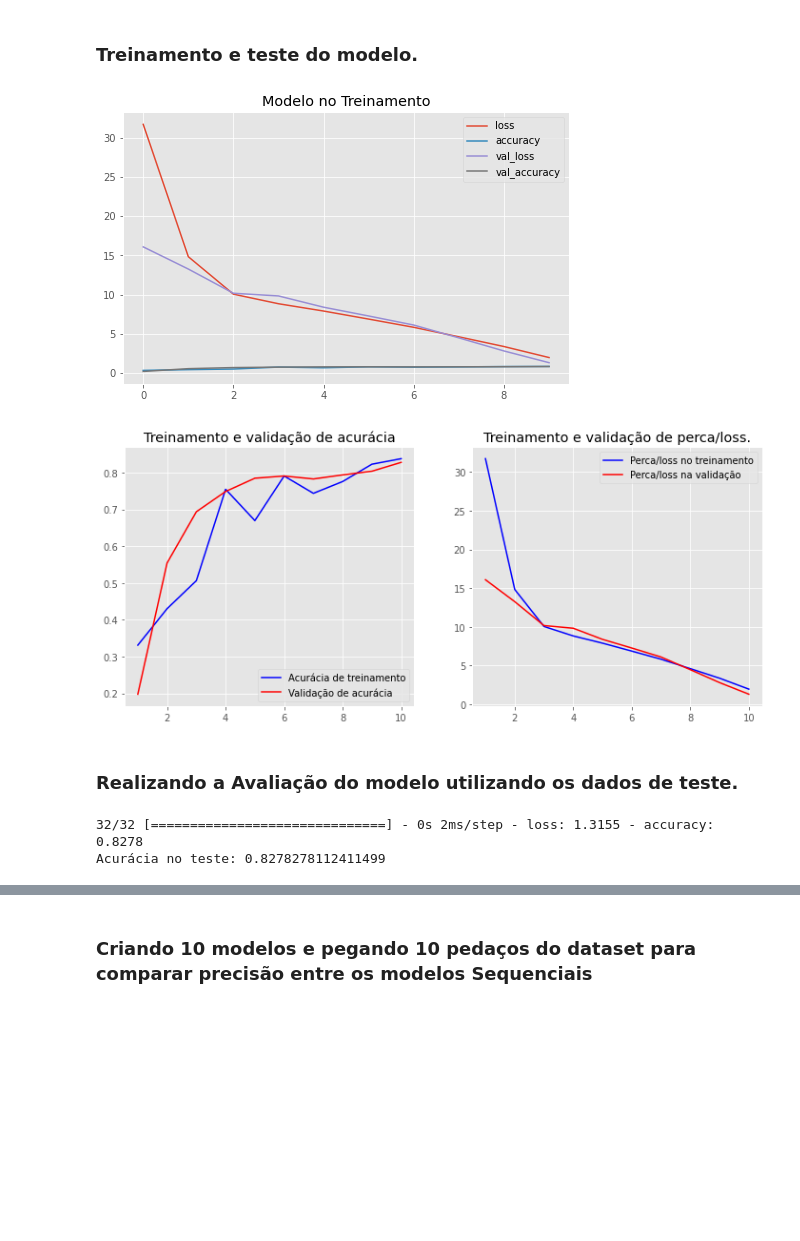
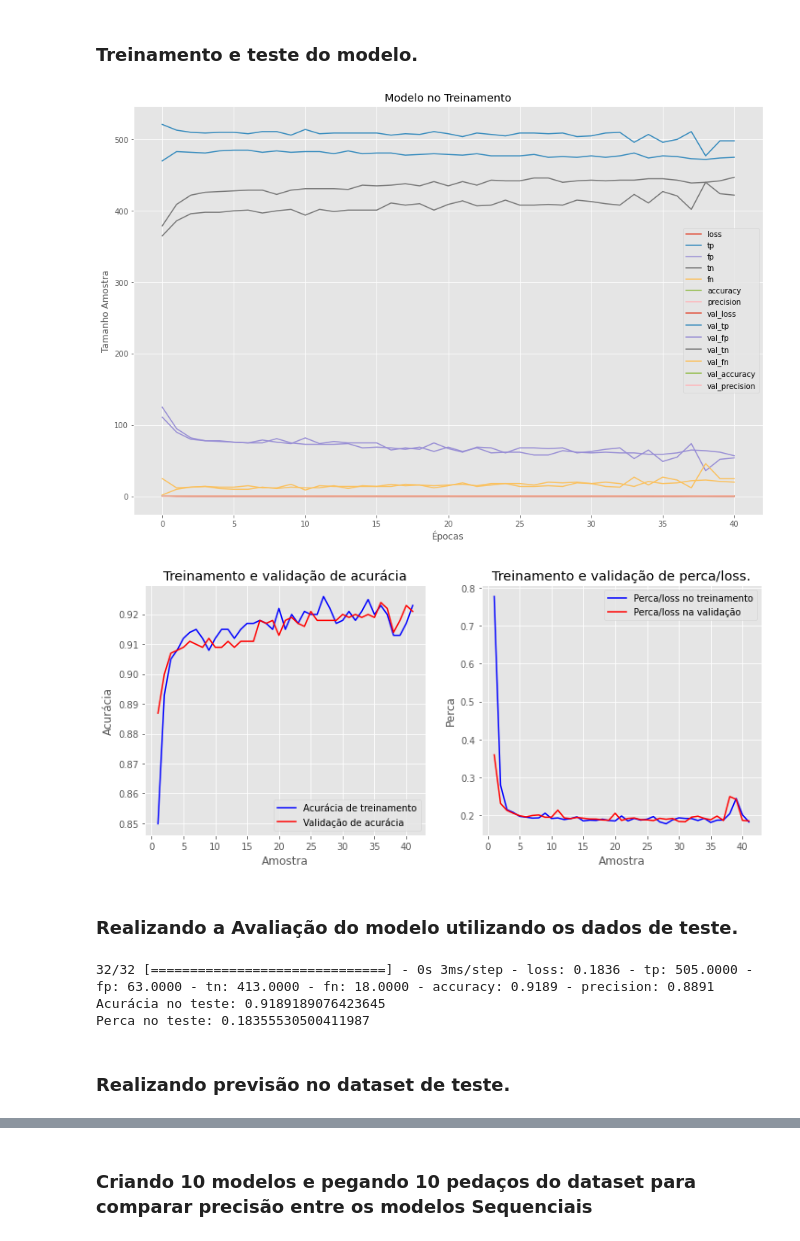
Before and after one commit to Dom-Juan/TCC-2, a Jupyter notebook: jupyter-notebook/tensor-alpha/tensor-alpha.ipynb, the cells around one changed output, grey strips where cells are left out. Cells and saved outputs as stored; diff of their text form; code cells hidden in the pictures; blank space fills up the shorter version.

```diff
--- a/jupyter-notebook/tensor-alpha/tensor-alpha.ipynb
+++ b/jupyter-notebook/tensor-alpha/tensor-alpha.ipynb
@@ -25,0 +254,4 @@ from sklearn import preprocessing
+# %%
+# Mostrando as previsões
+for i in range(100):
+	print(f"X={dataset[i]} Previsão={predict_x[i]}")
@@ -87,7 +350,7 @@ print(X_train, x_size)
 # SESSÃO DE TESTE.
 # Lendo dados de entrada.
 # database de dados sensíveis apenas.
-X_test = pd.read_csv("./dados_sensiveis_teste.csv")
+X_test = pd.read_csv("./dados_sensiveis_mix_teste.csv")
 X_test.fillna(X_test.mean(), inplace=True)
 
 columns = list(X_test)
@@ -98,7 +361,7 @@ for i in columns:
     if X_test[i].dtypes == 'object':
         X_test[i] = pd.Categorical(pd.factorize(X_test[i])[0])
 
-print(X_test)
+#print(X_test)
 
 # Fazendo o pré processamento.
 le = preprocessing.LabelEncoder()
@@ -106,13 +369,13 @@ for i in columns:
     if X_test[i].dtypes == 'object':
         X_test[i] = le.fit_transform(X_test[i])
 
-y_test = X_test["tipo do dado"]
-X_test.drop(["tipo do dado"], axis=1, inplace=True)
+print(X_test)
+
+y_test = X_test["Classe"]
+X_test.drop(["Classe"], axis=1, inplace=True)
 
 # Criando variáveis de entradas
 X_test = X_test.values
 y_test = y_test.values
-
-print(X_test, x_size)
 # FIM SESSÃO DE TESTE.
 # %% [output]
@@ -169,9 +452,9 @@ import matplotlib.pyplot as plot
 from plot_history_helper import plot_history
 from keras import callbacks
 
-earlystopping = callbacks.EarlyStopping(monitor ="val_loss", mode ="min", patience = 5, restore_best_weights = True)
+earlystopping = callbacks.EarlyStopping(monitor ="val_loss", mode ="min", patience = 10, restore_best_weights = True)
 
-# Treinando o modelo.
+#Treinando o modelo.
 #history = model.fit(
 #  X_train,
 #  y_train,
@@ -179,37 +462,44 @@ earlystopping = callbacks.EarlyStopping(monitor ="val_loss", mode ="min", patien
 #  verbose=2,
 #)
 
-# Mostrando resultados do treinamento com dataset de train.
+#Mostrando resultados do treinamento com dataset de train.
 #pd.DataFrame(history.history).plot(figsize=(8,5))
 #plot.show()
-
 
 # Treinando o modelo.
 history = model.fit(
   X_train,
   y_train,
-  epochs=10,
+  epochs=100,
   verbose=False,
   validation_data=(X_test, y_test),
-  batch_size=100,
+  batch_size=50,
   callbacks =[earlystopping]
 )
-
-# Mostrando resultados do treinamento com dataset de train.
-pd.DataFrame(history.history).plot(figsize=(8,5))
-plot.title('Modelo no Treinamento')
-plot.show()
-
-plot_history(history)
-print()
-# %% [output]
-[figure, removed]
-[figure, removed]
+# %%
+# Mostrando resultados do treinamento com dataset de train.
+df = pd.DataFrame(history.history).plot(figsize=(15,10))
+plot.xlabel('Épocas')
+plot.ylabel('Tamanho Amostra')
+plot.title('Modelo no Treinamento')
+plot.show()
+
+plot_history(history)
+print()
+# %% [output]
+[figure, added]
+[figure, added]
 # %% [markdown]
 ### Realizando a Avaliação do modelo utilizando os dados de teste.
 # %%
-loss, accuracy = model.evaluate(X_test, y_test, verbose=1)
+
+loss, tp, fp, tn, fn, accuracy, precision = model.evaluate(X_test, y_test, verbose=1, batch_size=32)
+#loss, accuracy = model.evaluate(X_test, y_test, verbose=1, batch_size=32)
 print(f"Acurácia no teste: {accuracy}")
+print(f"Perca no teste: {loss}")
 # %% [output]
-32/32 [==============================] - 0s 2ms/step - loss: 1.3155 - accuracy: 0.8278
-Acurácia no teste: 0.8278278112411499
+32/32 [==============================] - 0s 3ms/step - loss: 0.1836 - tp: 505.0000 - fp: 63.0000 - tn: 413.0000 - fn: 18.0000 - accuracy: 0.9189 - precision: 0.8891
+Acurácia no teste: 0.9189189076423645
+Perca no teste: 0.18355530500411987
+# %% [markdown]
+### Realizando previsão no dataset de teste.
```
Also changed, not shown: parts of 44 cells of this notebook, 29 other files.
